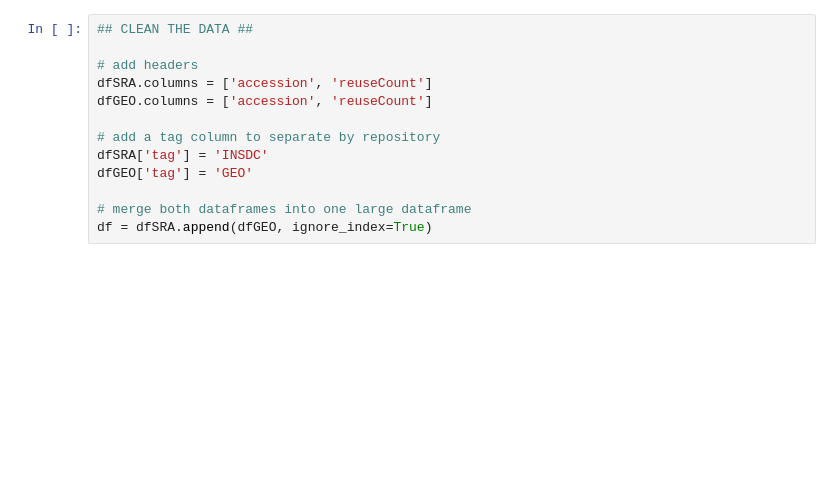
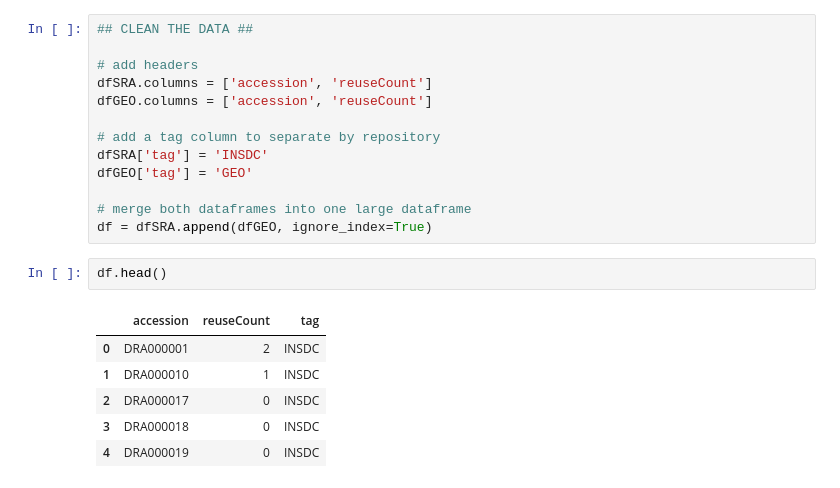
Before and after one commit to smangul1/data_reusability, a Jupyter notebook: jupyter_notebooks/Violin_Plot.ipynb, the cells around one changed output. Saved outputs shown, nothing was run; the diff lists cells and outputs as text; blank space fills up the shorter version.

```diff
--- a/jupyter_notebooks/Violin_Plot.ipynb
+++ b/jupyter_notebooks/Violin_Plot.ipynb
@@ -32,4 +50,13 @@ dfGEO['tag'] = 'GEO'
 
 # merge both dataframes into one large dataframe
 df = dfSRA.append(dfGEO, ignore_index=True)
+# %%
+df.head()
+# %% [output]
+|  | accession | reuseCount | tag |
+| 0 | DRA000001 | 2 | INSDC |
+| 1 | DRA000010 | 1 | INSDC |
+| 2 | DRA000017 | 0 | INSDC |
+| 3 | DRA000018 | 0 | INSDC |
+| 4 | DRA000019 | 0 | INSDC |
 # %%
```
Also changed, not shown: parts of 7 cells of this notebook.
